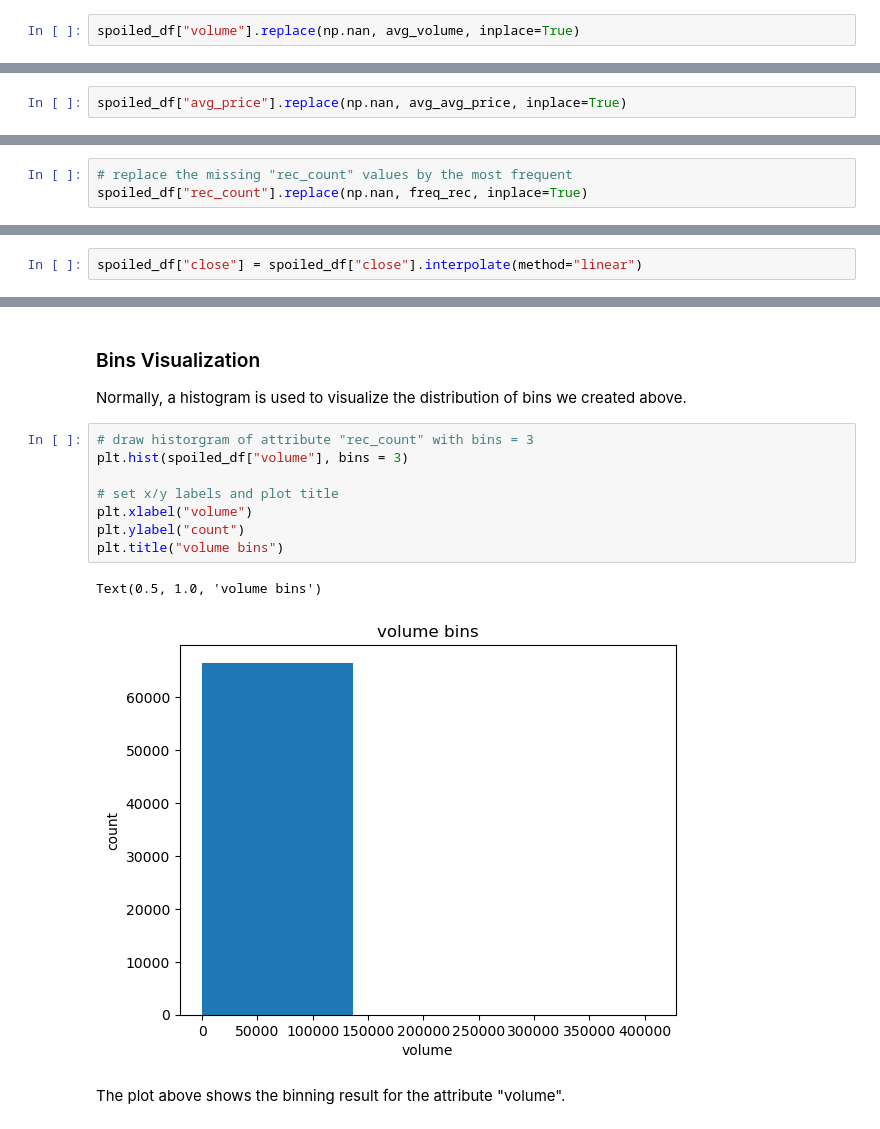
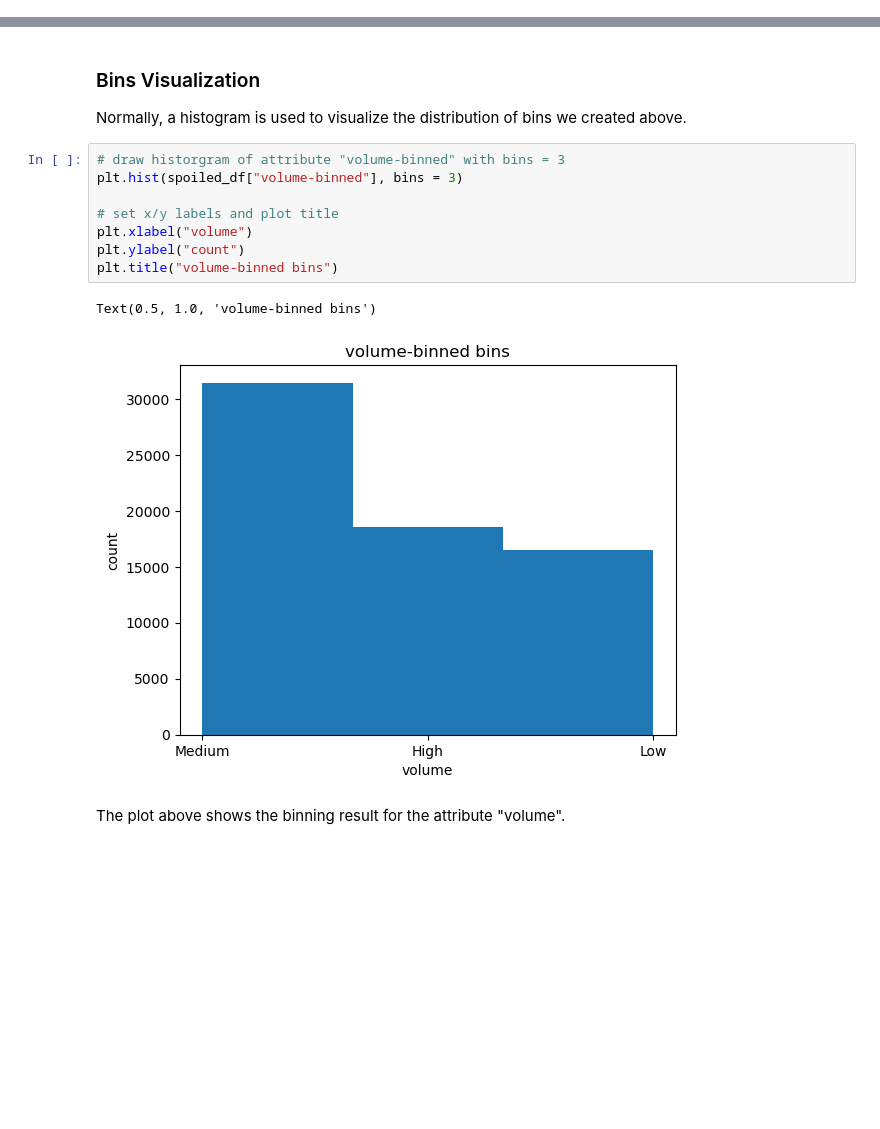
Before and after one commit to meln1337/IBM-lab2, a Jupyter notebook: lab2.ipynb, the cells around one changed output, grey strips where cells are left out. Drawn from its saved outputs; the diff is of its cells as text; blank space fills up the shorter version.

```diff
--- a/lab2.ipynb
+++ b/lab2.ipynb
@@ -374,2 +373,0 @@ Average volume: 5131.14364355836
-# %%
-spoiled_df["volume"].replace(np.nan, avg_volume, inplace=True)
@@ -385,2 +373,0 @@ Average avg_price: 3.602428874235652
-# %%
-spoiled_df["avg_price"].replace(np.nan, avg_avg_price, inplace=True)
@@ -410,3 +373,0 @@ The replacement procedure is very similar to what we have seen previously:
-# %%
-# replace the missing "rec_count" values by the most frequent
-spoiled_df["rec_count"].replace(np.nan, freq_rec, inplace=True)
@@ -463,2 +373,0 @@ How we can see the best model for interpolation is linear so we'll use it to rep
-# %%
-spoiled_df["close"] = spoiled_df["close"].interpolate(method="linear")
@@ -758,16 +681,16 @@ Text(0.5, 1.0, 'volume bins')
 <h3>Bins Visualization</h3>
 Normally, a histogram is used to visualize the distribution of bins we created above.
 # %%
-# draw historgram of attribute "rec_count" with bins = 3
-plt.hist(spoiled_df["volume"], bins = 3)
+# draw historgram of attribute "volume-binned" with bins = 3
+plt.hist(spoiled_df["volume-binned"], bins = 3)
 
 # set x/y labels and plot title
 plt.xlabel("volume")
 plt.ylabel("count")
-plt.title("volume bins")
+plt.title("volume-binned bins")
 # %% [output]
-Text(0.5, 1.0, 'volume bins')
+Text(0.5, 1.0, 'volume-binned bins')
-[figure, old version]
+[figure, new version]
 # %% [markdown]
 The plot above shows the binning result for the attribute "volume".
 # %% [markdown]
```
Also changed, not shown: parts of 47 cells of this notebook, 1 other file.
